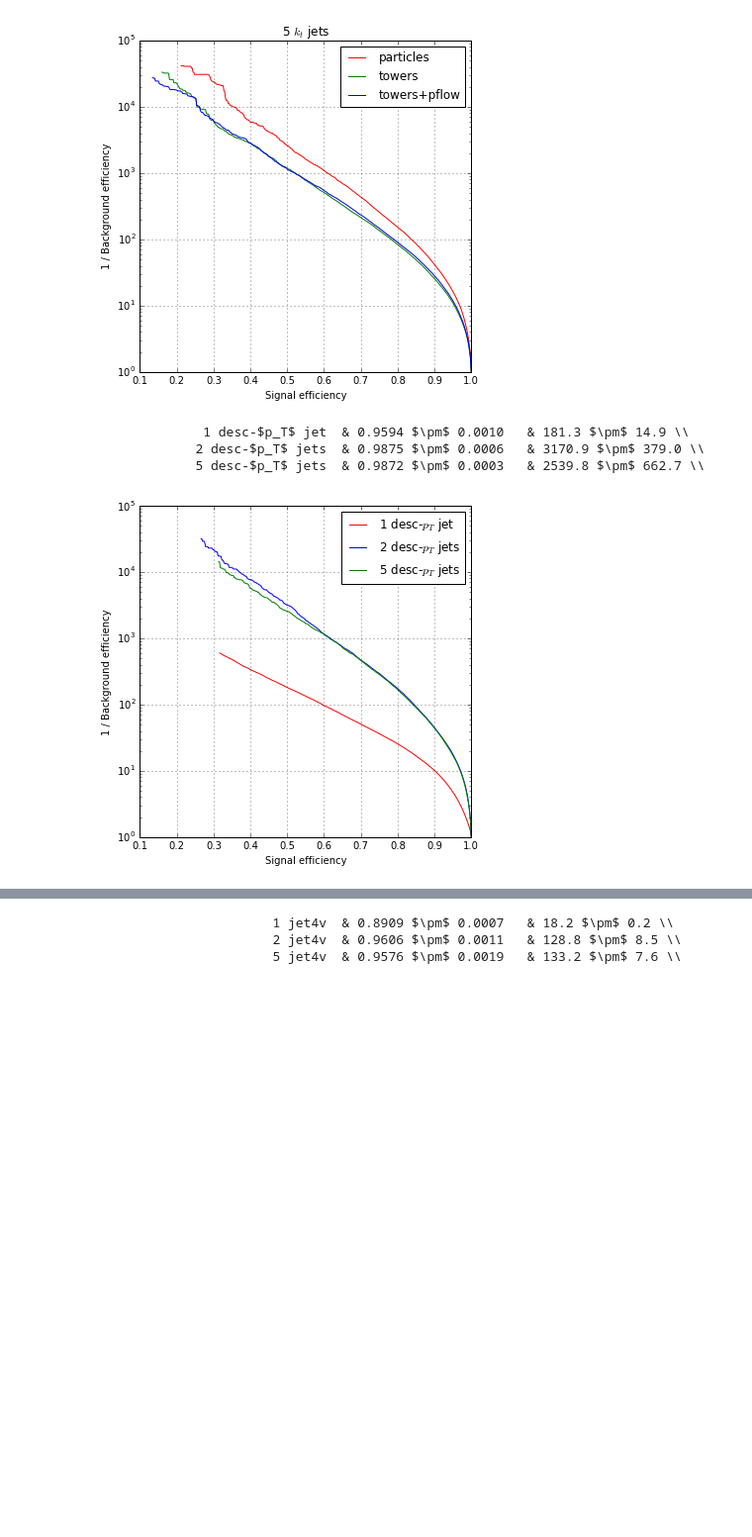
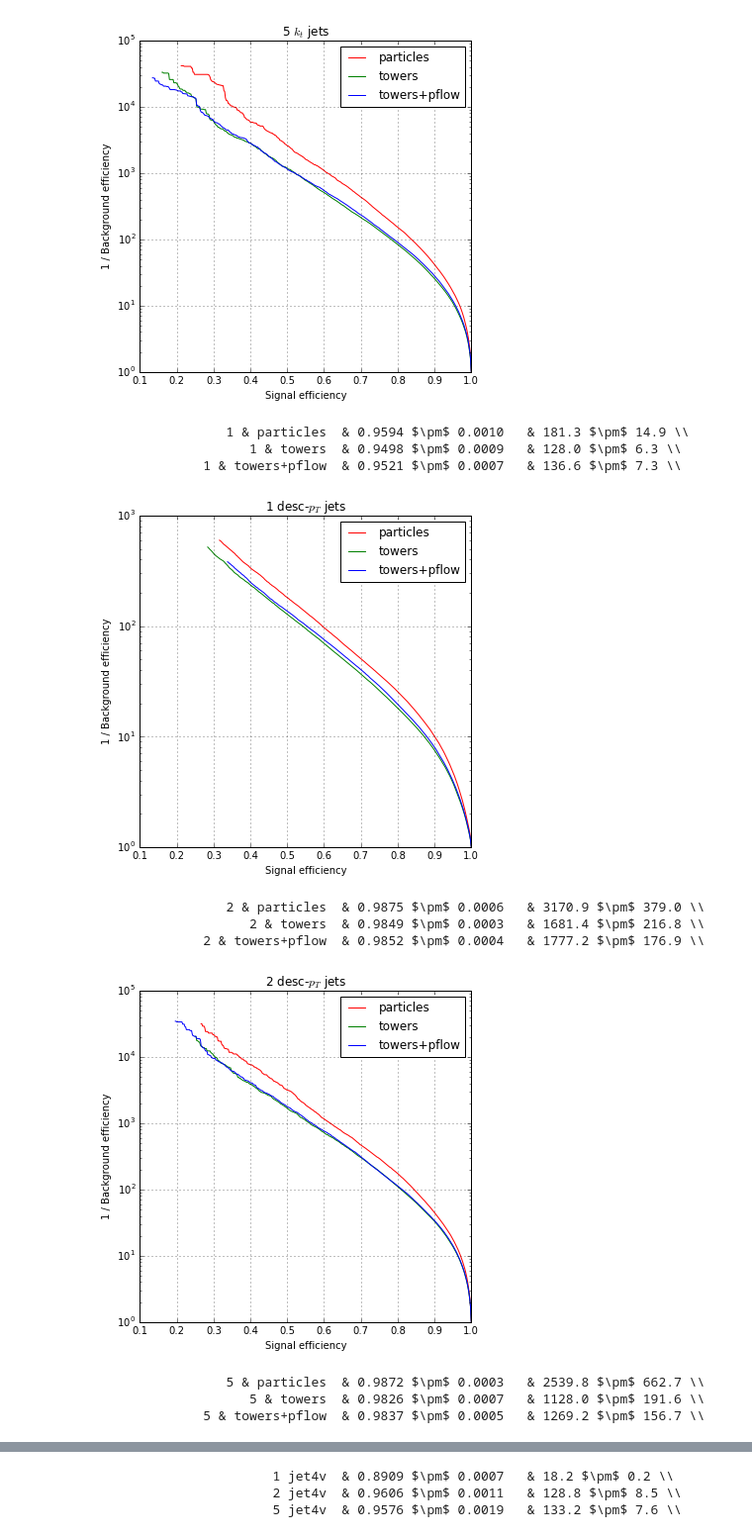
Before and after one commit to glouppe/recnn, a Jupyter notebook: notebooks/event-study.ipynb, the cells around one changed output, grey strips where cells are left out. Shown at 99% size. Cells and saved outputs as stored; diff of their text form; code cells hidden in the pictures; blank space fills up the shorter version.

```diff
--- a/notebooks/event-study.ipynb
+++ b/notebooks/event-study.ipynb
@@ -124,23 +124,32 @@ for n_jets in [1, 2, 5]:
               5 & towers+pflow  & 0.9828 $\pm$ 0.0007   & 1146.4 $\pm$ 142.7 \\
 [figure]
 # %%
-for pattern, n_jets, label, color in [
-        ("antikt-seqpt-reversed", 1, "1 desc-$p_T$ jet", "r"),
-        ("antikt-seqpt-reversed", 2, "2 desc-$p_T$ jets", "b"),
-        ("antikt-seqpt-reversed", 5, "5 desc-$p_T$ jets", "g")
-    ]:
+for n_jets in [1, 2, 5]:
+    for pattern, label, color in [
+            ("antikt-seqpt-reversed", "particles", "r"),
+            ("antikt-seqpt-reversed-towers", "towers", "g"),
+            ("antikt-seqpt-reversed-towers-pflow", "towers+pflow", "b"),
+        ]:
 
-#     r, f, t = evaluate_models("../models/event-study/predictions/predictions-e-full-%s-%d-*.pickle" % (pattern, n_jets))
-#     plot_rocs(r, f, t, label=label, color=color, show_all=False)
-#     report_score(r, f, t, label=label, latex=True)
+    #     r, f, t = evaluate_models("../models/event-study/predictions/predictions-e-full-%s-%d-*.pickle" % (pattern, n_jets))
+    #     plot_rocs(r, f, t, label=label, color=color, show_all=False)
+    #     report_score(r, f, t, label=label, latex=True)
 
-    r, f, t = evaluate_models("../models/event-study/predictions-reversed/predictions-e-full-%s-%d-*.pickle" % (pattern, n_jets))
-    plot_rocs(r, f, t, label=label, color=color, show_all=False)
-    report_score(r, f, t, label=label, latex=True)
+        r, f, t = evaluate_models("../models/event-study/predictions-reversed/predictions-e-full-%s-%d-*.pickle" % (pattern, n_jets))
+        plot_rocs(r, f, t, label=label, color=color, show_all=False)
+        report_score(r, f, t, label=str(n_jets) + " & " + label, latex=True)
 
-plot_show()
+    plt.title("%d desc-$p_T$ jets" % n_jets)
+    plot_show()
 # %% [output]
-              1 desc-$p_T$ jet  & 0.9594 $\pm$ 0.0010   & 181.3 $\pm$ 14.9 \\
-             2 desc-$p_T$ jets  & 0.9875 $\pm$ 0.0006   & 3170.9 $\pm$ 379.0 \\
-             5 desc-$p_T$ jets  & 0.9872 $\pm$ 0.0003   & 2539.8 $\pm$ 662.7 \\
+                 1 & particles  & 0.9594 $\pm$ 0.0010   & 181.3 $\pm$ 14.9 \\
+                    1 & towers  & 0.9498 $\pm$ 0.0009   & 128.0 $\pm$ 6.3 \\
+              1 & towers+pflow  & 0.9521 $\pm$ 0.0007   & 136.6 $\pm$ 7.3 \\
-[figure, old version]
+[figure, new version]
+                 2 & particles  & 0.9875 $\pm$ 0.0006   & 3170.9 $\pm$ 379.0 \\
+                    2 & towers  & 0.9849 $\pm$ 0.0003   & 1681.4 $\pm$ 216.8 \\
+              2 & towers+pflow  & 0.9852 $\pm$ 0.0004   & 1777.2 $\pm$ 176.9 \\
+[figure, added]
+                 5 & particles  & 0.9872 $\pm$ 0.0003   & 2539.8 $\pm$ 662.7 \\
+                    5 & towers  & 0.9826 $\pm$ 0.0007   & 1128.0 $\pm$ 191.6 \\
+              5 & towers+pflow  & 0.9837 $\pm$ 0.0005   & 1269.2 $\pm$ 156.7 \\
```
Also changed, not shown: parts of 1 cell of this notebook.
